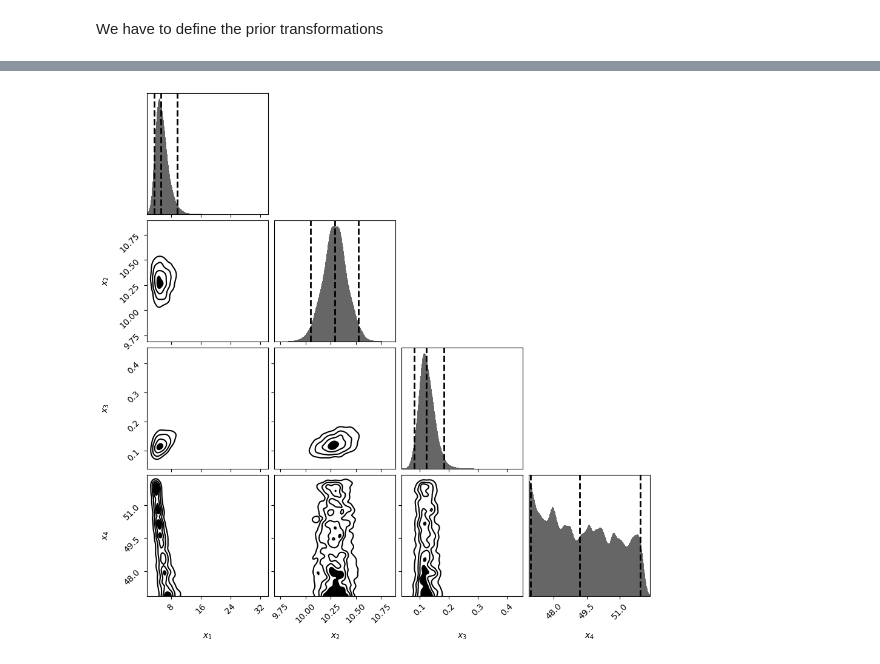
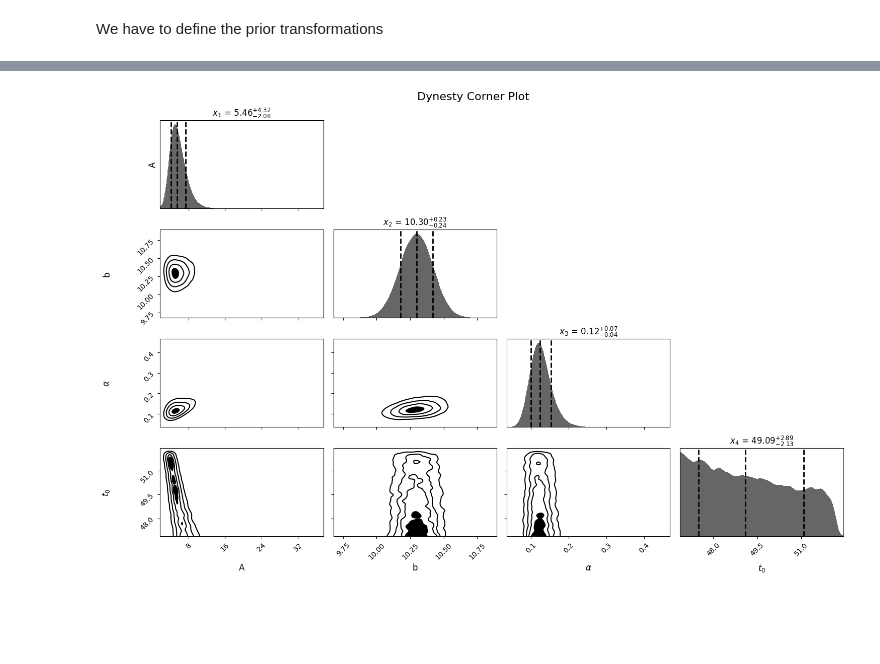
Before and after one commit to Richardforphys/AstroStatistics, a Jupyter notebook: AML/Notebooks/AstroStatistics/Transient.ipynb, the cells around one changed output, grey strips where cells are left out. Cells and saved outputs as stored; diff of their text form; code cells hidden in the pictures; blank space fills up the shorter version.

```diff
--- a/AML/Notebooks/AstroStatistics/Transient.ipynb
+++ b/AML/Notebooks/AstroStatistics/Transient.ipynb
@@ -331,7 +329,7 @@ def log_likelihood(x):
 
     return  -0.5 * np.sum(((vals - y_model) / errs)**2) + np.sum(np.log(errs)) + np.sum(np.log(2 * np.pi * errs**2))
 # %%
-sampler = dynesty.NestedSampler(log_likelihood, prior, 4);
+sampler = dynesty.DynamicNestedSampler(log_likelihood, prior, ndim=4, bound='multi', sample='auto')
 # %%
-sampler.run_nested()
+sampler.run_nested(nlive_init=1000, nlive_batch=100, dlogz_init=0.1)
 # %% [output]
@@ -352,4 +403,17 @@ tfig, taxes = dyplot.traceplot(sresults)
 # %%
-cfig, caxes = dyplot.cornerplot(sresults)
+cfig, caxes = dyplot.cornerplot(sresults, color='black', quantiles=[0.16, 0.5, 0.84], show_titles=True)
+
+caxes[0, 0].set_ylabel("A", fontsize=12)
+caxes[1, 0].set_ylabel("b", fontsize=12)
+caxes[2, 0].set_ylabel(r"$\alpha$", fontsize=12)
+caxes[3, 0].set_ylabel(r"$t_0$", fontsize=12)
+
+caxes[3, 0].set_xlabel("A", fontsize=12)
+caxes[3, 1].set_xlabel("b", fontsize=12)
+caxes[3, 2].set_xlabel(r"$\alpha$", fontsize=12)
+caxes[3, 3].set_xlabel(r"$t_0$", fontsize=12)
+cfig.suptitle("Dynesty Corner Plot", fontsize=16)
+cfig.set_size_inches(15, 10)
+cfig.tight_layout()
 # %% [output]
-[figure, old version]
+[figure, new version]
```
Also changed, not shown: parts of 6 cells of this notebook, 1 other file.
